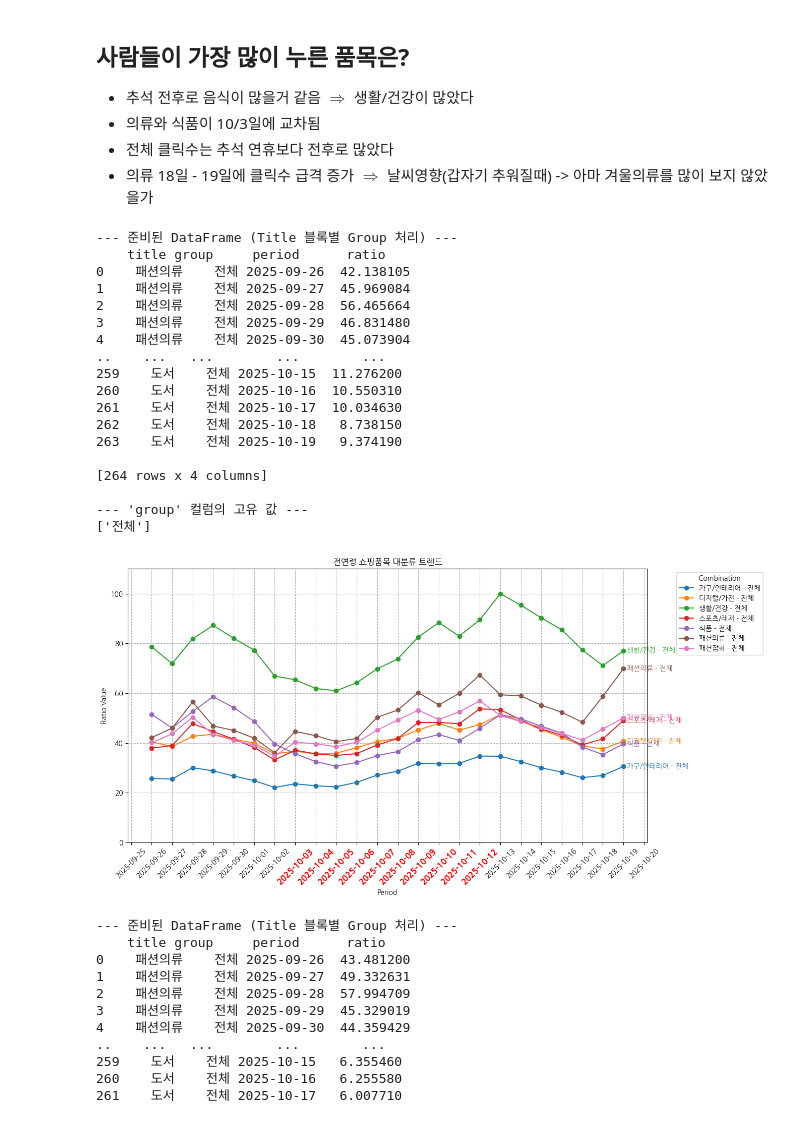
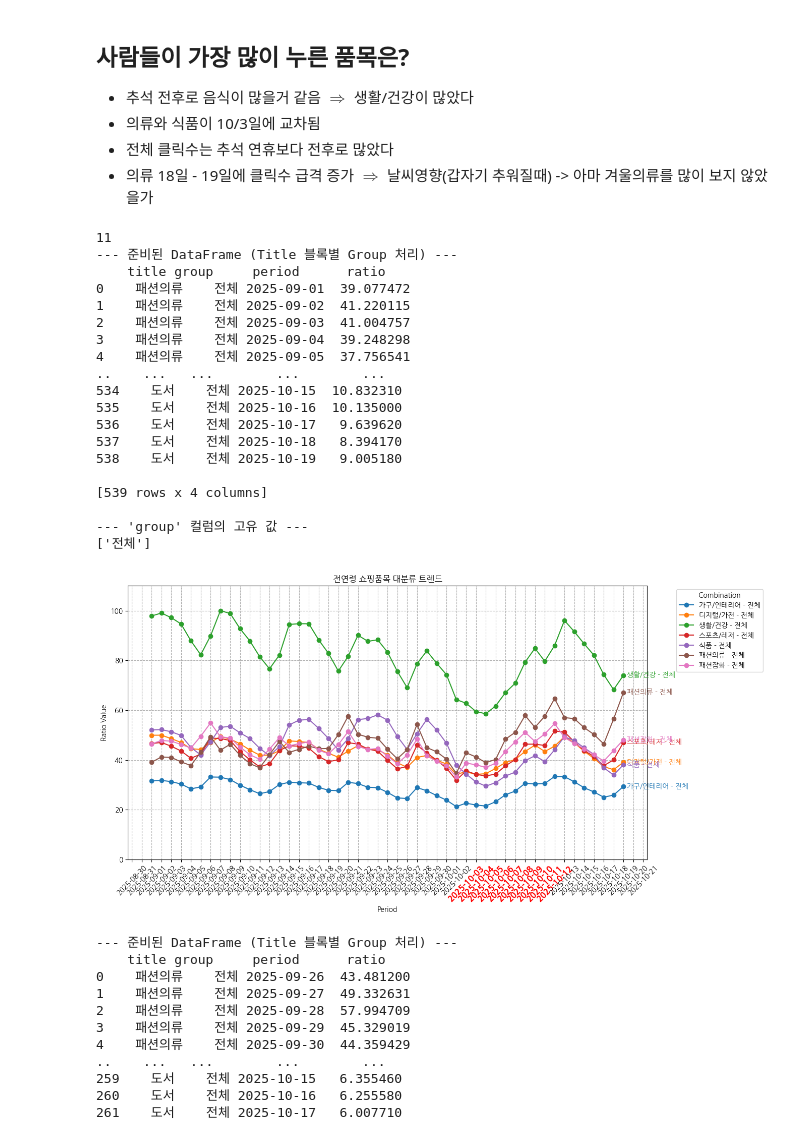
Before and after one commit to addinedu-ros-11th/eda-repo-2, a Jupyter notebook: ShoppingList/visualization.ipynb, the cells around one changed output. Saved outputs shown, nothing was run; the diff lists cells and outputs as text; code cells hidden in the pictures.

```diff
--- a/ShoppingList/visualization.ipynb
+++ b/ShoppingList/visualization.ipynb
@@ -174,29 +173,37 @@ def draw_shopping_plot(search_cat, startdate, enddate, title, threshold=30, outp
 # %%
 
 search_cat = df_category[(df_category['level'] == 1) & (df_category['name'] != '면세점')].copy()
-#print(search_cat)
-#res_ageAll = draw_shopping_plot(search_cat, "2025-09-26", "2025-10-19", output='output/res_ageAll.json')
-res_ageAll = draw_shopping_plot('output/res_ageAll.json', "2025-09-26", "2025-10-19", title = '전연령 쇼핑품목 대분류 트렌드')
+
+output = 'output/res_allAge.json'
+title = '전연령 쇼핑품목 대분류 트렌드'
+#res_ageAll1 = draw_shopping_plot(search_cat, "2025-09-26", "2025-10-19", output=output, title = title)
+#res_ageAll1 = draw_shopping_plot(output, "2025-09-26", "2025-10-19", title = title)
+
+output = 'output/res_allAge1.json'
+title = '전연령 쇼핑품목 대분류 트렌드'
+#res_ageAll1 = draw_shopping_plot(search_cat, "2025-09-01", "2025-10-19", output=output, title = title)
+#res_ageAll1 = draw_shopping_plot(output, "2025-09-01", "2025-10-19", title = title)
 # %% [output]
+11
 --- 준비된 DataFrame (Title 블록별 Group 처리) ---
     title group     period      ratio
-0    패션의류    전체 2025-09-26  42.138105
-1    패션의류    전체 2025-09-27  45.969084
-2    패션의류    전체 2025-09-28  56.465664
-3    패션의류    전체 2025-09-29  46.831480
-4    패션의류    전체 2025-09-30  45.073904
+0    패션의류    전체 2025-09-01  39.077472
+1    패션의류    전체 2025-09-02  41.220115
+2    패션의류    전체 2025-09-03  41.004757
+3    패션의류    전체 2025-09-04  39.248298
+4    패션의류    전체 2025-09-05  37.756541
 ..    ...   ...        ...        ...
-259    도서    전체 2025-10-15  11.276200
-260    도서    전체 2025-10-16  10.550310
-261    도서    전체 2025-10-17  10.034630
-262    도서    전체 2025-10-18   8.738150
-263    도서    전체 2025-10-19   9.374190
+534    도서    전체 2025-10-15  10.832310
+535    도서    전체 2025-10-16  10.135000
+536    도서    전체 2025-10-17   9.639620
+537    도서    전체 2025-10-18   8.394170
+538    도서    전체 2025-10-19   9.005180
 
-[264 rows x 4 columns]
+[539 rows x 4 columns]
 
 --- 'group' 컬럼의 고유 값 ---
 ['전체']
-[figure, old version]
+[figure, new version]
 # %%
 search_cat = df_category[(df_category['level'] == 1) & (df_category['name'] != '면세점')].copy()
 #print(search_cat)
```
Also changed, not shown: parts of 10 cells of this notebook, 1 other file.
